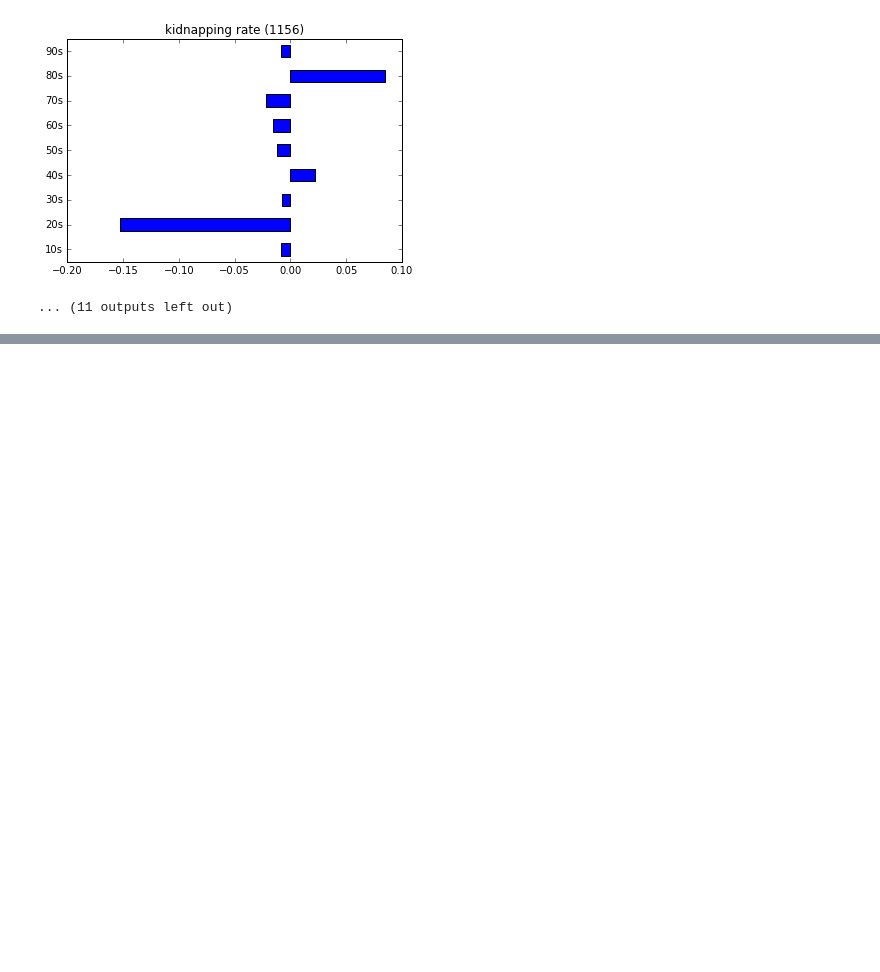
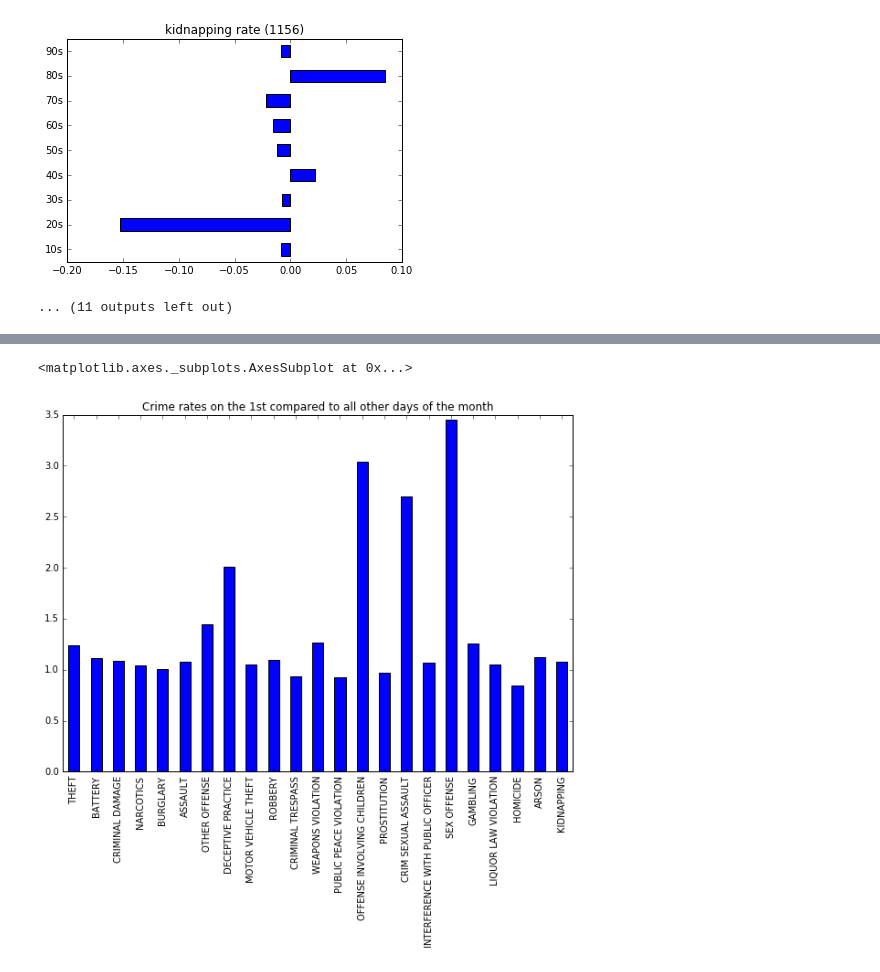
Before and after one commit to scottmarler/ChicagoWeatherCrime, a Jupyter notebook: Chicago_Crime_and_Weather_Analysis.ipynb, the cells around one changed output, grey strips where cells are left out. Drawn from its saved outputs; the diff is of its cells as text; code cells hidden in the pictures; blank space fills up the shorter version.

Commit message:
Added analysis by day of the month

```diff
--- a/Chicago_Crime_and_Weather_Analysis.ipynb
+++ b/Chicago_Crime_and_Weather_Analysis.ipynb
@@ -349,0 +396,26 @@ for i in rate_columns:
+# %%
+types_df = pd.DataFrame(index=primary_types)
+types_df['total'] = types_df.index.map(lambda x: len(combined[combined['Primary Type'] == x]))
+types_df.sort_values(by='total', ascending=[0], inplace=True)
+# %%
+types_df.drop(types_df[types_df['total'] < 1000].index, axis=0, inplace=True)
+# %%
+# Pull crime rate for a given primary type and day of the month
+def inclusivedayrate(ptype, day=1, df=combined):
+    instances = len(df[(df['Primary Type'] == ptype) & (df['day'] == day)])
+    days = len(df[(df['Primary Type'] == ptype) & (df['day'] == day)].Date.unique())
+    return instances/days
+
+def exclusivedayrate(ptype, day=1, df=combined):
+    instances = len(df[(df['Primary Type'] == ptype) & (df['day'] != day)])
+    days = len(df[(df['Primary Type'] == ptype) & (df['day'] != day)].Date.unique())
+    return instances/days
+# %%
+types_df['firstrate'] = types_df.index.map(inclusivedayrate)
+types_df['otherdaysrate'] = types_df.index.map(exclusivedayrate)
+types_df['firstratefactor'] = types_df['firstrate'] / types_df['otherdaysrate']
+# %%
+types_df.firstratefactor.plot(kind='bar', title='Crime rates on the 1st compared to all other days of the month', figsize=(10,7))
+# %% [output]
+<matplotlib.axes._subplots.AxesSubplot at 0x...>
+[figure, added]
```
Also changed, not shown: parts of 25 cells of this notebook.
